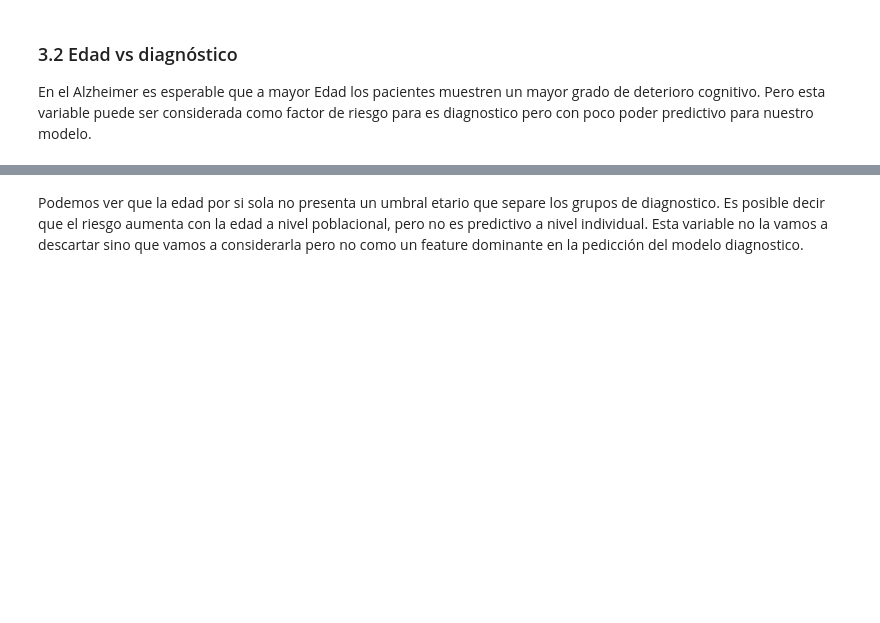
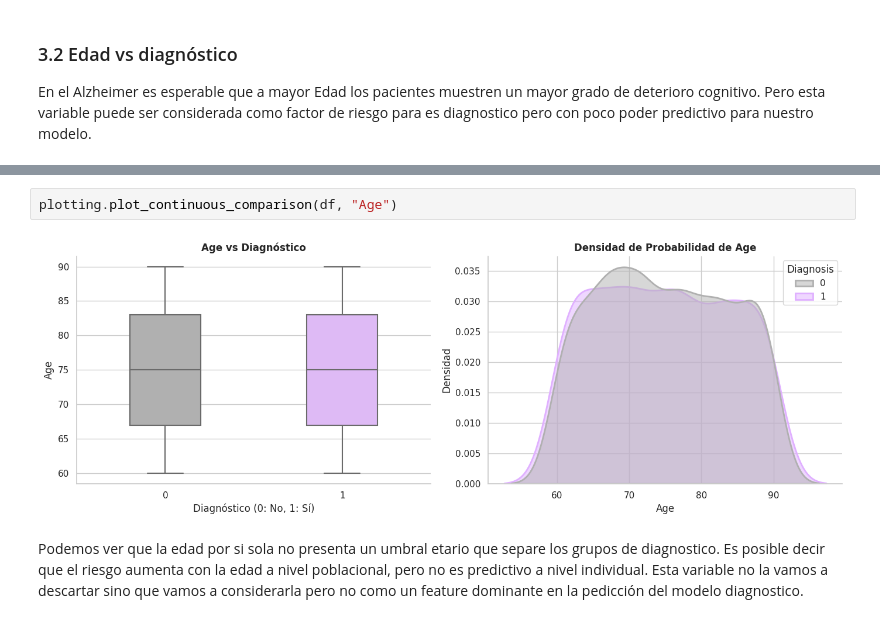
Before and after one commit to JGS89/alzheimer-risk-classification-ml, a Jupyter notebook: notebook/ml_alzheimer_classification.ipynb, the cells around one changed output, grey strips where cells are left out. Cells and saved outputs as stored; diff of their text form; blank space fills up the shorter version.

```diff
--- a/notebook/ml_alzheimer_classification.ipynb
+++ b/notebook/ml_alzheimer_classification.ipynb
@@ -346,3 +245,7 @@ plt.show()
+# %%
+plotting.plot_continuous_comparison(df, "Age")
+# %% [output]
+[figure, added]
 # %% [markdown]
 Podemos ver que la edad por si sola no presenta un umbral etario que separe los grupos de diagnostico. Es posible decir que el riesgo aumenta con la edad a nivel poblacional, pero no es predictivo a nivel individual. Esta variable no la vamos a descartar sino que vamos a considerarla pero no como un feature dominante en la pedicción del modelo diagnostico.
 # %% [markdown]
```
Also changed, not shown: parts of 67 cells of this notebook, 8 other files.
